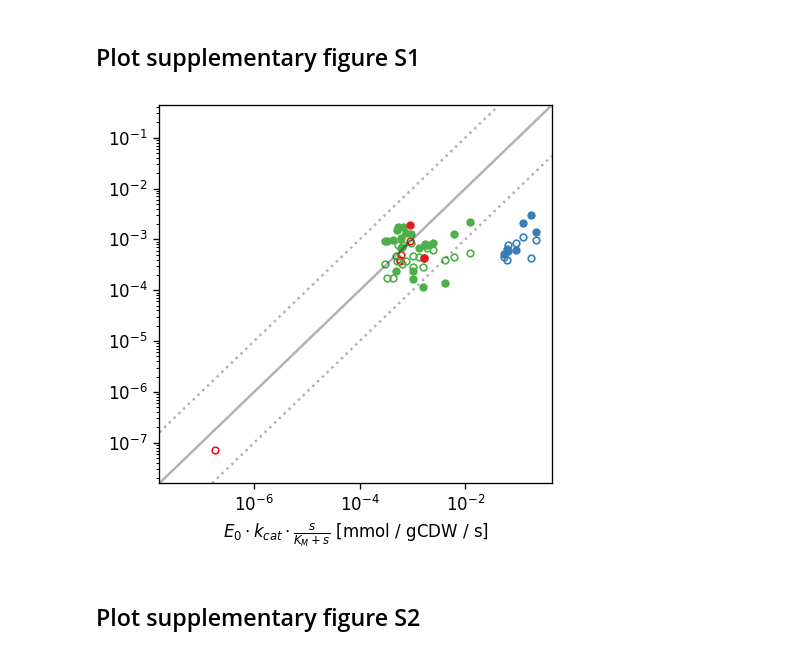
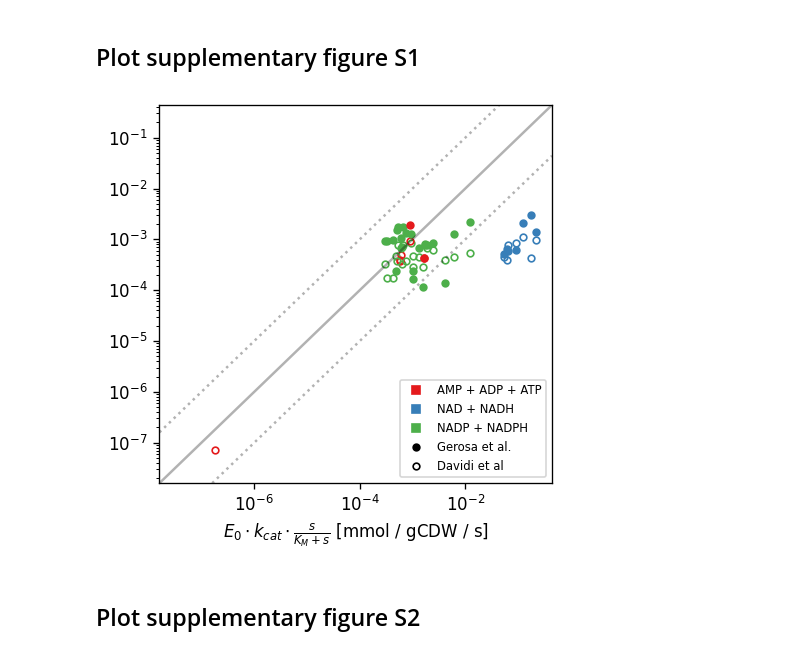
Before and after one commit to OSS-Lab/CoSubstrateDynamics, a Jupyter notebook: ecoli_validation/plot_flux_versus_bound.ipynb, the cells around one changed output. Cells and saved outputs as stored; diff of their text form; code cells hidden in the pictures.

Commit message:
adding legend to figure S1

```diff
--- a/ecoli_validation/plot_flux_versus_bound.ipynb
+++ b/ecoli_validation/plot_flux_versus_bound.ipynb
@@ -107,34 +107,42 @@ reaction2color = {r:cycling_pool2color[reaction2cycling_pool[r]] for r in kineti
 figS1, ax = plt.subplots(1, 1, figsize=(4, 4), dpi=120, sharex=True, sharey=True)
 
 _df = joined_df[(joined_df.flux_mmol_per_gCDW_sec > 0) & (~pd.isnull(joined_df.saturation))]
 _df.insert(0, "x", _df.kcat_x_adunbance_x_saturation_mmol_per_gCDW_sec)
 _df.insert(1, "y", _df.flux_mmol_per_gCDW_sec.apply(nominal_value))
 vmin = min(_df.x.min(), _df.y.min()) / 2
 vmax = max(_df.x.max(), _df.y.max()) * 2
 
 for source, group_df in _df.groupby("flux_source"):
     for row in group_df.itertuples():
         color = reaction2color[row.reaction_BiGG_ID]
         if source == "Gerosa":
             args = {"alpha": 1, "marker": "o", "markerfacecolor": color, "markeredgecolor": color, "markersize": 4, "zorder": 2}
         else:
             args = {"alpha": 1, "marker": "o", "markerfacecolor": "none", "markeredgecolor": color, "markersize": 4, "zorder": 1}
         ax.plot(row.x, row.y, **args)
 
 ax.set_xlabel(r"$E_0 \cdot k_{cat} \cdot \frac{s}{K_M + s}$ [mmol / gCDW / s]")
 ax.plot([vmin, vmax], [vmin, vmax], "k-", alpha=0.3, label="upper bound")
 ax.plot([vmin, vmax/10], [vmin*10, vmax], "k:", alpha=0.3, label="x10 upper bound")
 ax.plot([vmin*10, vmax], [vmin, vmax/10], "k:", alpha=0.3, label="x0.1 upper bound")
 ax.set_xlim(vmin, vmax)
 ax.set_ylim(vmin, vmax)
 ax.set_xscale("log")
 ax.set_yscale("log")
+legend_elements = [
+    Line2D([0], [0], color=cycling_pool2color[c], marker="s", linewidth=0, markersize=5) for c in cycling_pools
+] + [
+    Line2D([0], [0], markeredgecolor="k", marker="o", markerfacecolor="k", linewidth=0, markersize=4),
+    Line2D([0], [0], markeredgecolor="k", marker="o", markerfacecolor="none", linewidth=0, markersize=4),
+]
+legend_labels = cycling_pools + ["Gerosa et al.", "Davidi et al"]
+ax.legend(legend_elements, legend_labels, fontsize=7, loc="lower right")
 
 figS1.tight_layout()
 
 figS1.savefig("res/figS1.pdf")
 # %% [output]
-[figure, old version]
+[figure, new version]
 # %% [markdown]
 ## Plot supplementary figure S2
 # %%
```
Also changed, not shown: 5 other files.
